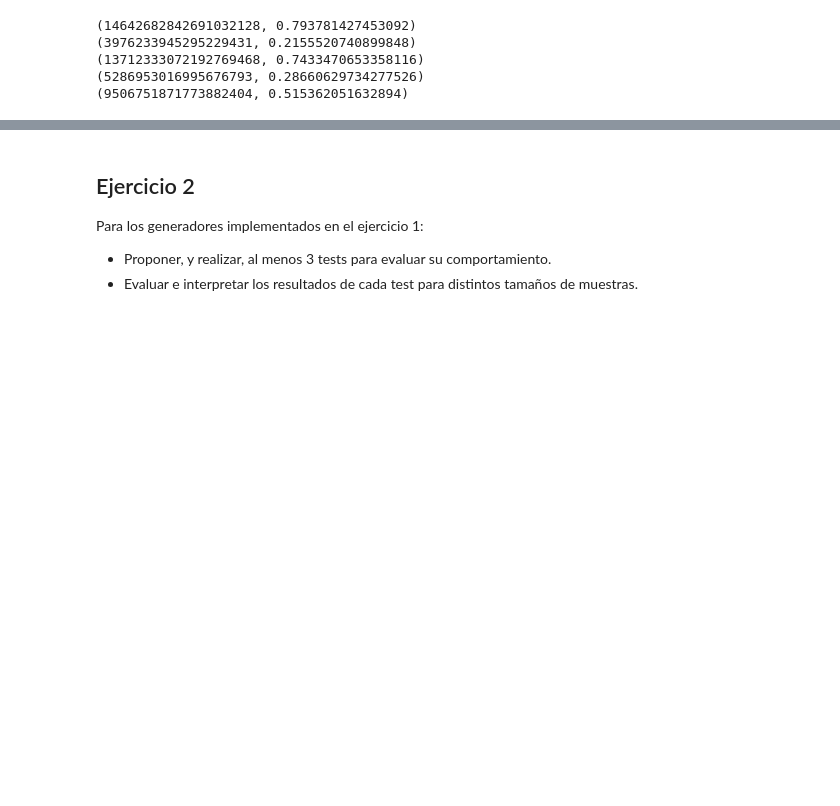
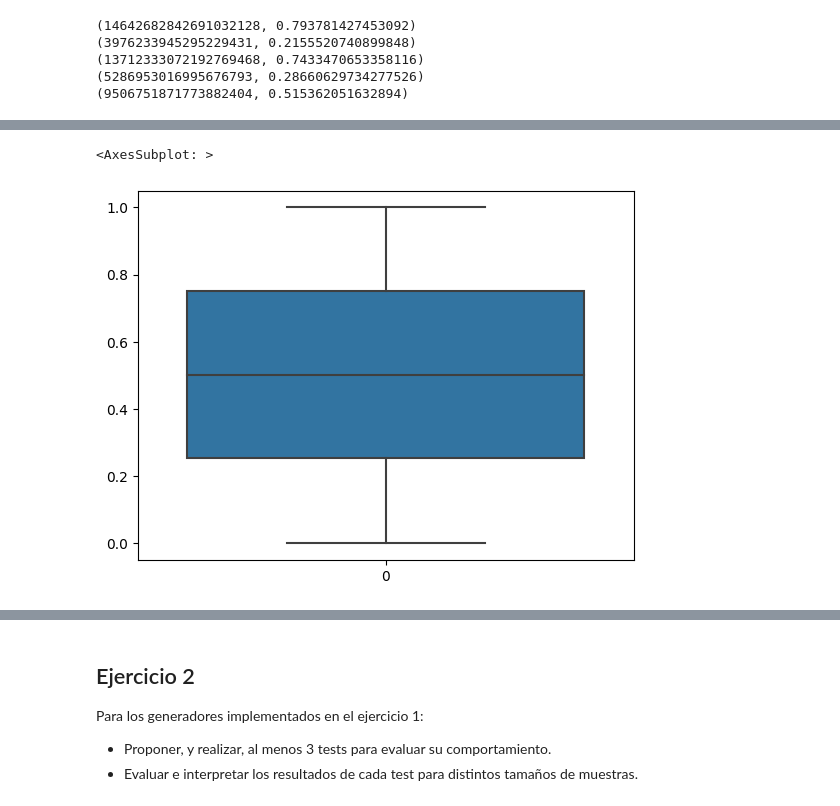
Before and after one commit to jalbarrac/simulacion_grupo2_2c_2022, a Jupyter notebook: LXM.ipynb, the cells around one changed output, grey strips where cells are left out. Saved outputs shown, nothing was run; the diff lists cells and outputs as text; code cells hidden in the pictures; blank space fills up the shorter version.

Commit message:
Agrego boxplot y qqplot

```diff
--- a/LXM.ipynb
+++ b/LXM.ipynb
@@ -98,0 +99,10 @@ for i in range(len(cantidades)):
+# %%
+muestras = []
+
+for j in range(10000):
+    muestras.append(next(g)[1])
+
+sns.boxplot(muestras)
+# %% [output]
+<AxesSubplot: >
+[figure, added]
```
Also changed, not shown: parts of 4 cells of this notebook.
